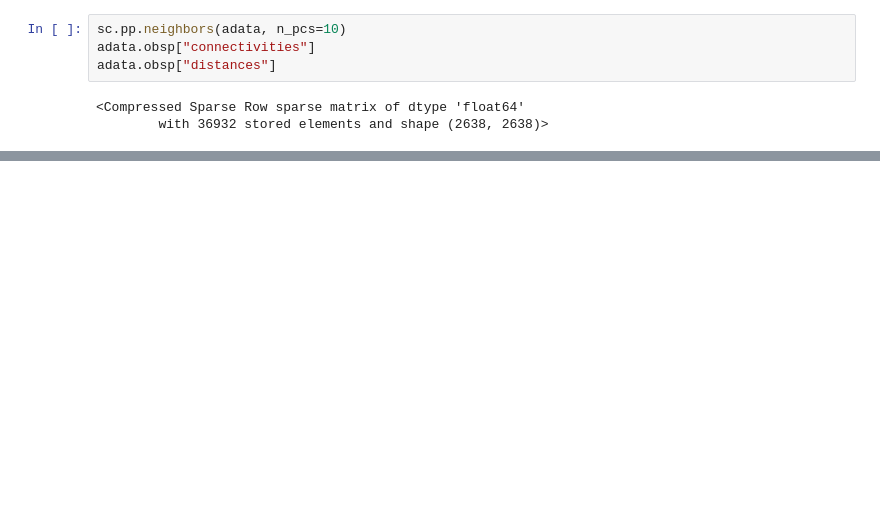
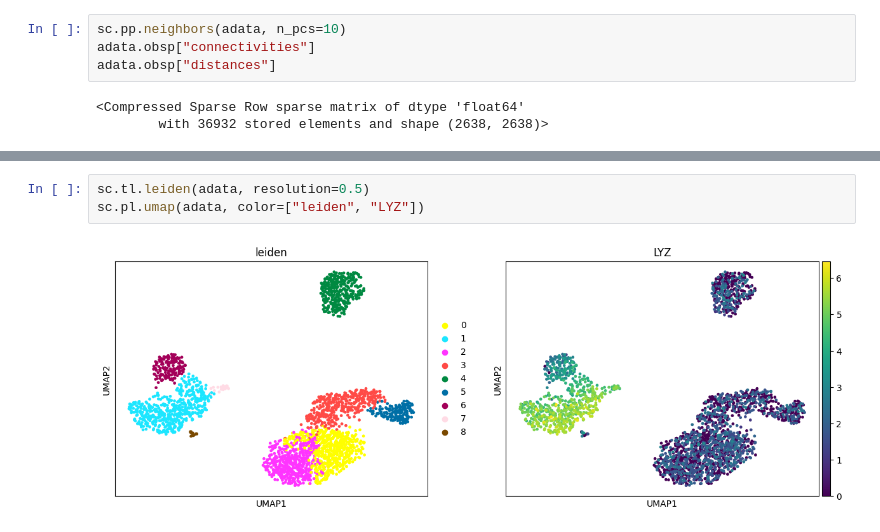
Before and after one commit to AshMurali77/scanpy-exploration, a Jupyter notebook: scanpy-practice.ipynb, the cells around one changed output, grey strips where cells are left out. Cells and saved outputs as stored; diff of their text form; blank space fills up the shorter version.

```diff
--- a/scanpy-practice.ipynb
+++ b/scanpy-practice.ipynb
@@ -112,0 +125,5 @@ adata.obsp["distances"]
+# %%
+sc.tl.leiden(adata, resolution=0.5)
+sc.pl.umap(adata, color=["leiden", "LYZ"])
+# %% [output]
+[figure, added]
```
Also changed, not shown: parts of 3 cells of this notebook.
